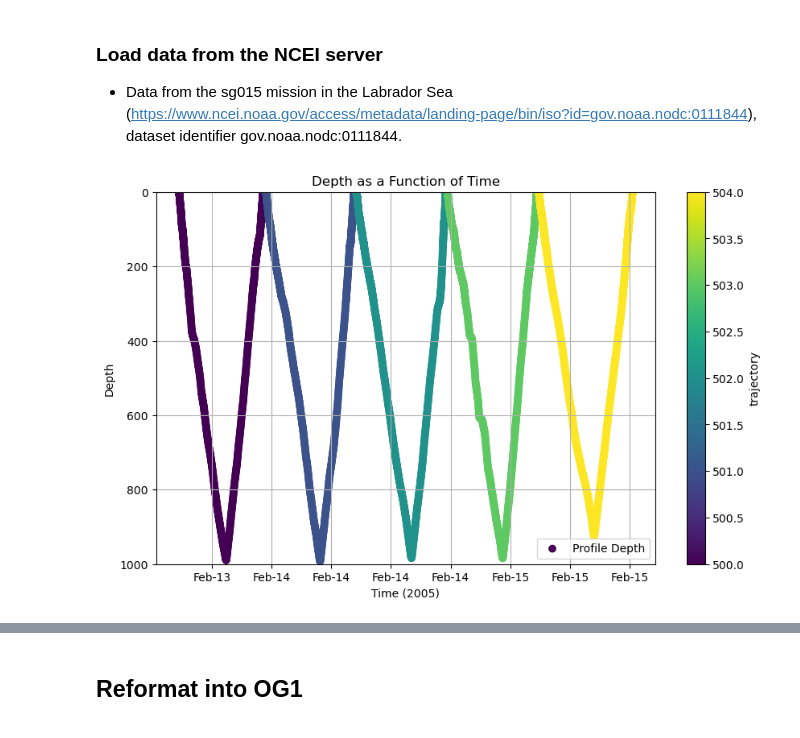
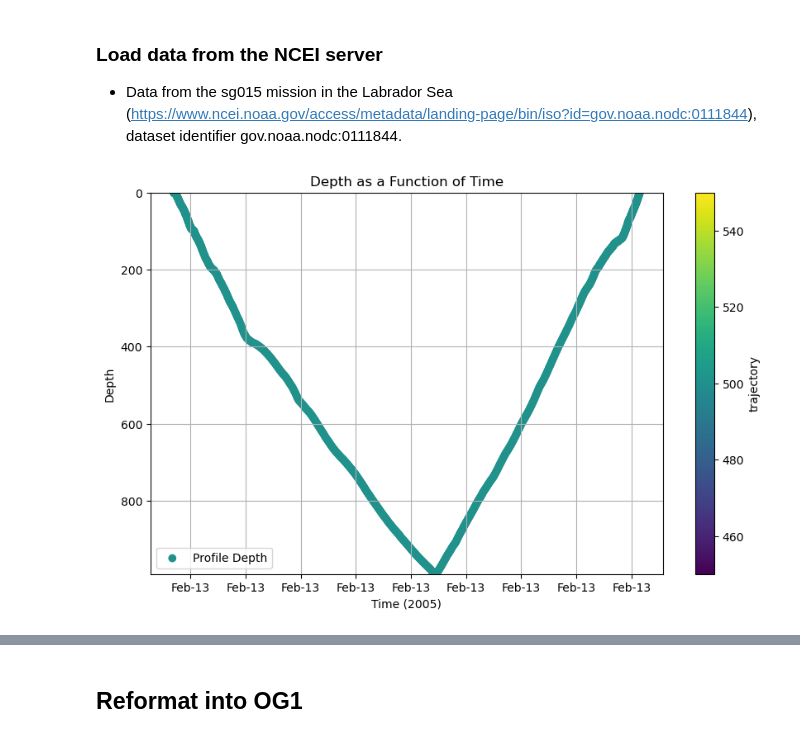
Before and after one commit to ocean-uhh/seagliderOG1, a Jupyter notebook: notebooks/demo.ipynb, the cells around one changed output, grey strips where cells are left out. Cells and saved outputs as stored; diff of their text form; code cells hidden in the pictures.

```diff
--- a/notebooks/demo.ipynb
+++ b/notebooks/demo.ipynb
@@ -54,8 +54,8 @@ input_dir = "/Users/eddifying/Dropbox/data/sg015-ncei-download"
 
 # Load and concatenate all datasets in the input directory
 # Optionally, specify the range of profiles to load (start_profile, end_profile)
-ds_all = fetchers.load_dataset(input_dir, start_profile=500, end_profile=501)
+ds_all = fetchers.load_dataset(input_dir, start_profile=500, end_profile=500)
 
 # Simple plot of depth against time
-plotters.plot_profile_depth(ds_all)
-plotters.show_contents(ds_all)
+#plotters.plot_profile_depth(ds_all)
+#plotters.show_contents(ds_all)
@@ -87,16 +66,16 @@ information is based on xarray Dataset
 # %%
 # Specify the server where data are located
 server = "https://www.ncei.noaa.gov/data/oceans/glider/seaglider/uw/015/20040924/"
 
 # This was necessary to get an initial file list
 # mylist = fetchers.list_files_in_https_server(server)
 # fetchers.create_pooch_registry_from_directory("/Users/eddifying/Dropbox/data/sg015-ncei-download/")
 
 # Load and concatenate all datasets from the server, optionally specifying the range of profiles to load
-ds_all = fetchers.load_dataset(server, start_profile=500, end_profile=504)
+ds_all = fetchers.load_dataset(server, start_profile=500, end_profile=500)
 
 #plotters.show_contents(ds_all)
 # Simple plot of depth against time
 plotters.plot_depth_colored(ds_all, color_by='trajectory')#
 # %% [output]
-[figure, old version]
+[figure, new version]
```
Also changed, not shown: parts of 10 cells of this notebook.
